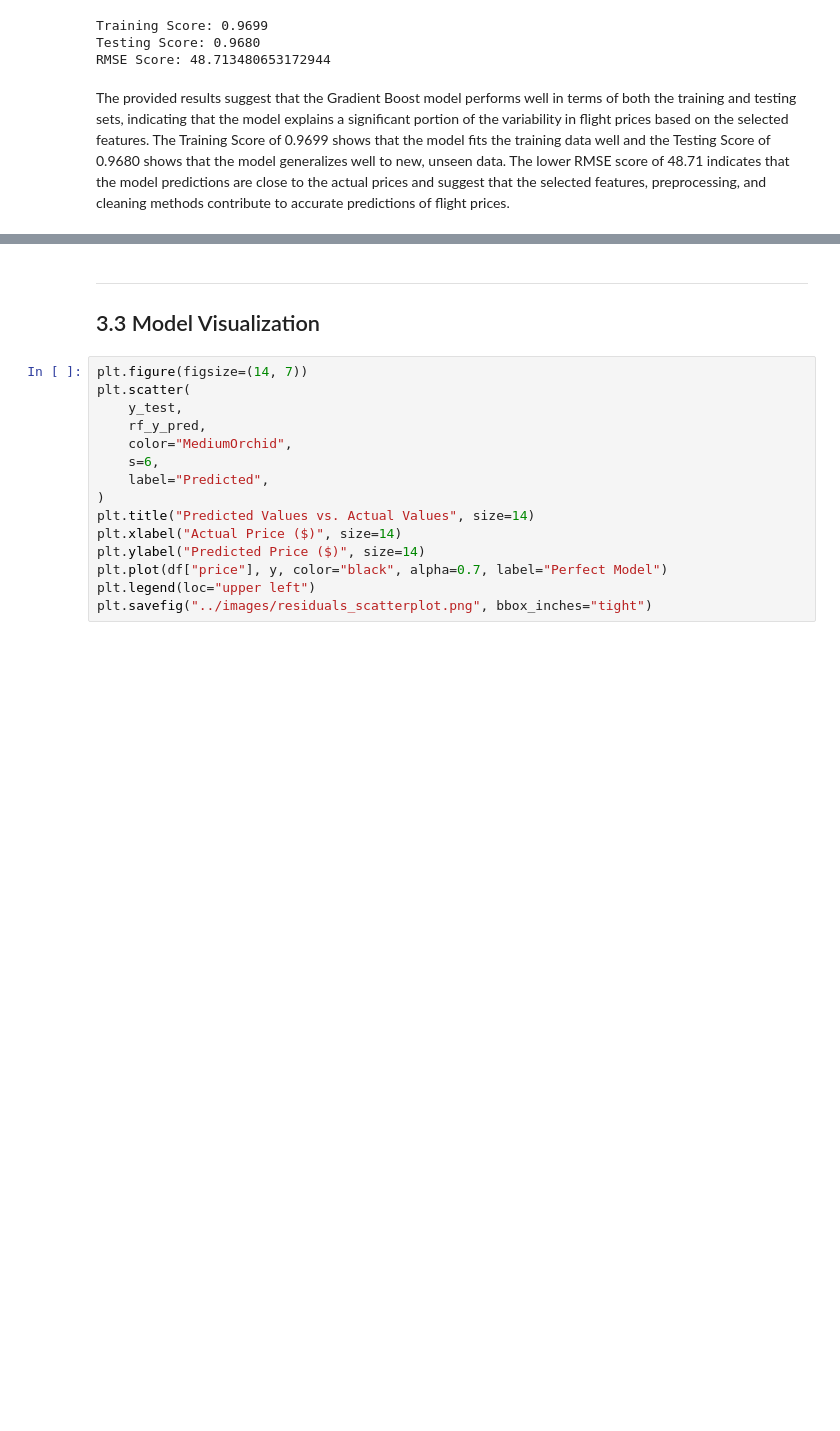
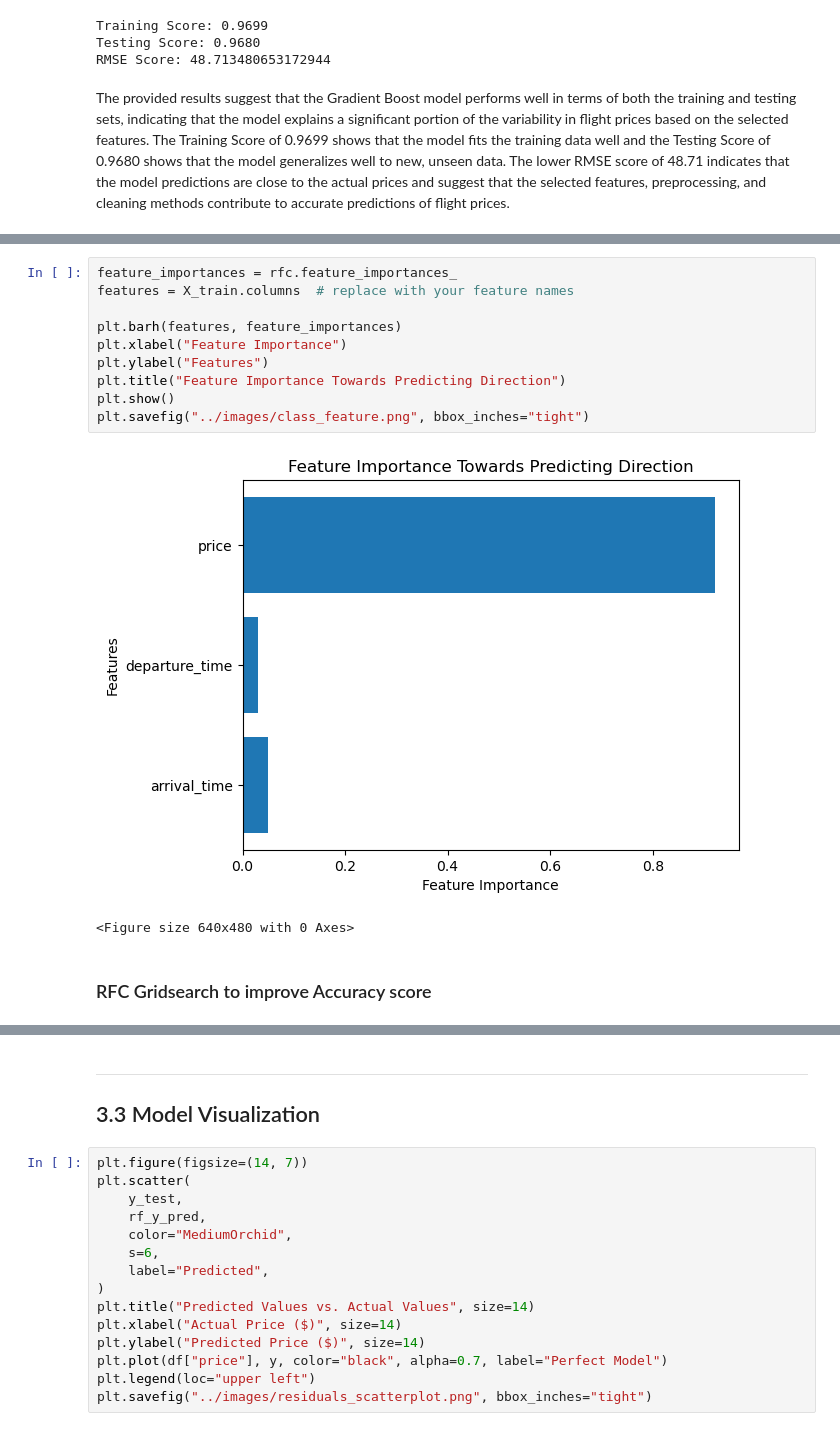
Before and after one commit to LandryHouston/Flight_Price_Prediction, a Jupyter notebook: code/03_modeling.ipynb, the cells around one changed output, grey strips where cells are left out. Saved outputs shown, nothing was run; the diff lists cells and outputs as text; blank space fills up the shorter version.

```diff
--- a/code/03_modeling.ipynb
+++ b/code/03_modeling.ipynb
@@ -146,0 +269,15 @@ The provided results suggest that the Gradient Boost model performs well in term
+# %%
+feature_importances = rfc.feature_importances_
+features = X_train.columns  # replace with your feature names
+
+plt.barh(features, feature_importances)
+plt.xlabel("Feature Importance")
+plt.ylabel("Features")
+plt.title("Feature Importance Towards Predicting Direction")
+plt.show()
+plt.savefig("../images/class_feature.png", bbox_inches="tight")
+# %% [output]
+[figure, added]
+<Figure size 640x480 with 0 Axes>
+# %% [markdown]
+### RFC Gridsearch to improve Accuracy score
```
Also changed, not shown: parts of 21 cells of this notebook, 5 other files.
